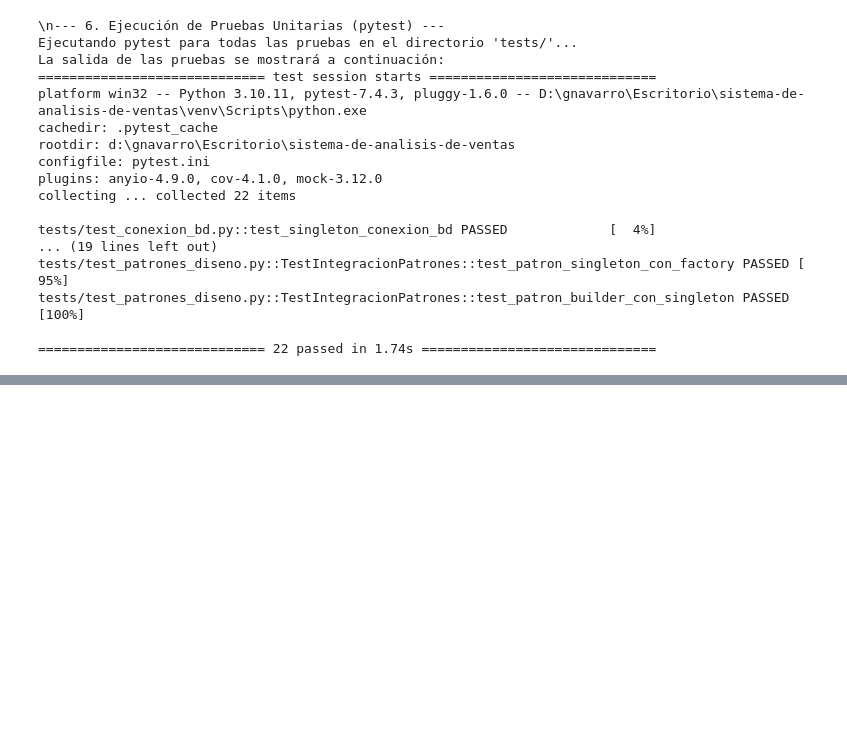
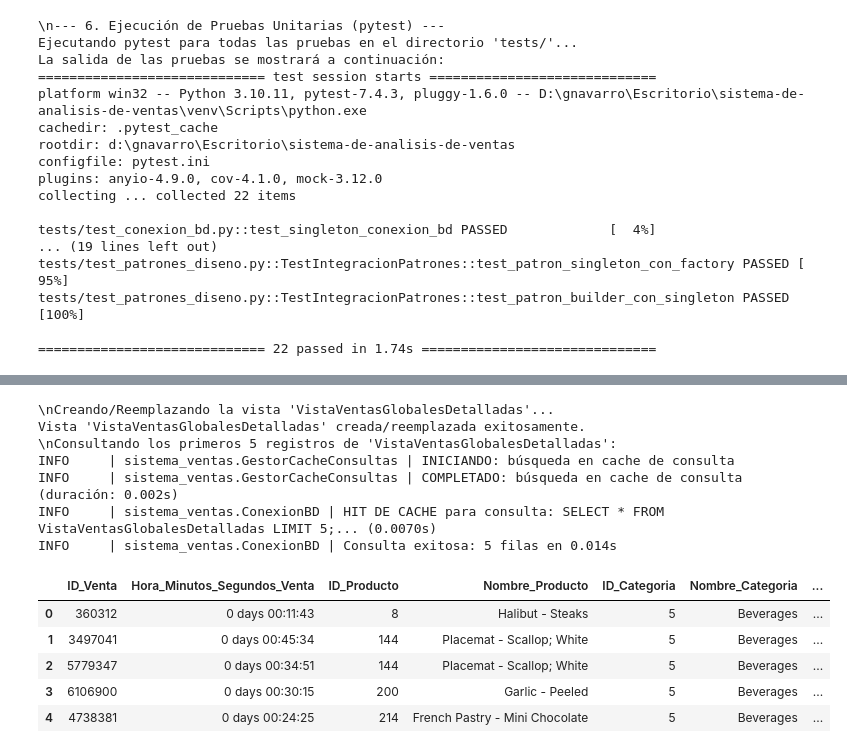
Before and after one commit to gnavarrolema/sistema-de-analisis-de-ventas, a Jupyter notebook: demostracion_sistema.ipynb, the cells around one changed output, grey strips where cells are left out. Cells and saved outputs as stored; diff of their text form; code cells hidden in the pictures; blank space fills up the shorter version.

Commit message:
feat: Crear vista SQL «VistaVentasGlobalesDetalladas»

```diff
--- a/demostracion_sistema.ipynb
+++ b/demostracion_sistema.ipynb
@@ -508,0 +512,71 @@ INFO     | sistema_ventas.ConexionBD | Consulta exitosa: 50 filas en 0.202s
+# %%
+# Creación de Vista: VistaVentasGlobalesDetalladas
+# Una vista, al ser una tabla virtual, permite simplificar consultas complejas, mejorar la seguridad, y reutilizar lógicas de negocio sin duplicar código SQL.
+sql_crear_vista_ventas_detalladas = """
+CREATE OR REPLACE VIEW VistaVentasGlobalesDetalladas AS
+SELECT
+    s.SalesID AS ID_Venta,
+    s.SalesDate AS Hora_Minutos_Segundos_Venta,
+    prod.ProductID AS ID_Producto,
+    prod.ProductName AS Nombre_Producto,
+    cat.CategoryID AS ID_Categoria,
+    cat.CategoryName AS Nombre_Categoria,
+    cust.CustomerID AS ID_Cliente,
+    CONCAT(cust.FirstName, ' ', IFNULL(CONCAT(cust.MiddleInitial, '. '), ''), cust.LastName) AS Nombre_Completo_Cliente,
+    cit.CityName AS Ciudad_Cliente,
+    co.CountryName AS Pais_Cliente,
+    emp.EmployeeID AS ID_Empleado_Vendedor,
+    CONCAT(emp.FirstName, ' ', IFNULL(CONCAT(emp.MiddleInitial, '. '), ''), emp.LastName) AS Nombre_Completo_Empleado_Vendedor,
+    s.Quantity AS Cantidad_Vendida,
+    prod.Price AS Precio_Unitario_Producto_Lista,
+    s.Discount AS Descuento_Aplicado_Porcentaje,
+    (s.Quantity * prod.Price * (1 - IFNULL(s.Discount, 0))) AS Venta_Neta_Calculada,
+    s.TotalPrice AS Precio_Total_Registrado_En_Venta,
+    s.TransactionNumber AS Numero_Transaccion
+FROM Sales s
+JOIN Products prod ON s.ProductID = prod.ProductID
+JOIN Categories cat ON prod.CategoryID = cat.CategoryID
+JOIN Customers cust ON s.CustomerID = cust.CustomerID
+JOIN Cities cit ON cust.CityID = cit.CityID
+JOIN Countries co ON cit.CountryID = co.CountryID
+LEFT JOIN Employees emp ON s.SalesPersonID = emp.EmployeeID;
+"""
+print("\\nCreando/Reemplazando la vista 'VistaVentasGlobalesDetalladas'...")
+try:
+    motor = conector_bd1.obtener_motor()
+    if motor:
+        with motor.connect() as conexion:
+            # Para SQLAlchemy 2.x, usar text() explícitamente
+            from sqlalchemy import text
+            conexion.execute(text(sql_crear_vista_ventas_detalladas))
+            conexion.commit() # Asegurarse que el cambio se aplique
+        print("Vista 'VistaVentasGlobalesDetalladas' creada/reemplazada exitosamente.")
+    else:
+        print("No se pudo obtener el motor de la BD.")
+except Exception as e:
+    print(f"Error al crear la vista: {e}")
+    print("Verifica en tu cliente de BD si la vista fue creada.")
+
+# Demostración de uso de la vista
+print("\\nConsultando los primeros 5 registros de 'VistaVentasGlobalesDetalladas':")
+sql_consulta_vista = "SELECT * FROM VistaVentasGlobalesDetalladas LIMIT 5;"
+df_vista_resultado = conector_bd1.ejecutar_consulta(sql_consulta_vista)
+
+if df_vista_resultado is not None:
+    display(df_vista_resultado)
+else:
+    print("No se pudieron obtener datos de la vista 'VistaVentasGlobalesDetalladas'.")
+# %% [output]
+\nCreando/Reemplazando la vista 'VistaVentasGlobalesDetalladas'...
+Vista 'VistaVentasGlobalesDetalladas' creada/reemplazada exitosamente.
+\nConsultando los primeros 5 registros de 'VistaVentasGlobalesDetalladas':
+INFO     | sistema_ventas.GestorCacheConsultas | INICIANDO: búsqueda en cache de consulta
+INFO     | sistema_ventas.GestorCacheConsultas | COMPLETADO: búsqueda en cache de consulta (duración: 0.002s)
+INFO     | sistema_ventas.ConexionBD | HIT DE CACHE para consulta: SELECT * FROM VistaVentasGlobalesDetalladas LIMIT 5;... (0.0070s)
+INFO     | sistema_ventas.ConexionBD | Consulta exitosa: 5 filas en 0.014s
+|  | ID_Venta | Hora_Minutos_Segundos_Venta | ID_Producto | Nombre_Producto | ID_Categoria | Nombre_Categoria | ... |
+| 0 | 360312 | 0 days 00:11:43 | 8 | Halibut - Steaks | 5 | Beverages | ... |
+| 1 | 3497041 | 0 days 00:45:34 | 144 | Placemat - Scallop; White | 5 | Beverages | ... |
+| 2 | 5779347 | 0 days 00:34:51 | 144 | Placemat - Scallop; White | 5 | Beverages | ... |
+| 3 | 6106900 | 0 days 00:30:15 | 200 | Garlic - Peeled | 5 | Beverages | ... |
+| 4 | 4738381 | 0 days 00:24:25 | 214 | French Pastry - Mini Chocolate | 5 | Beverages | ... |
```
Also changed, not shown: parts of 1 cell of this notebook.
